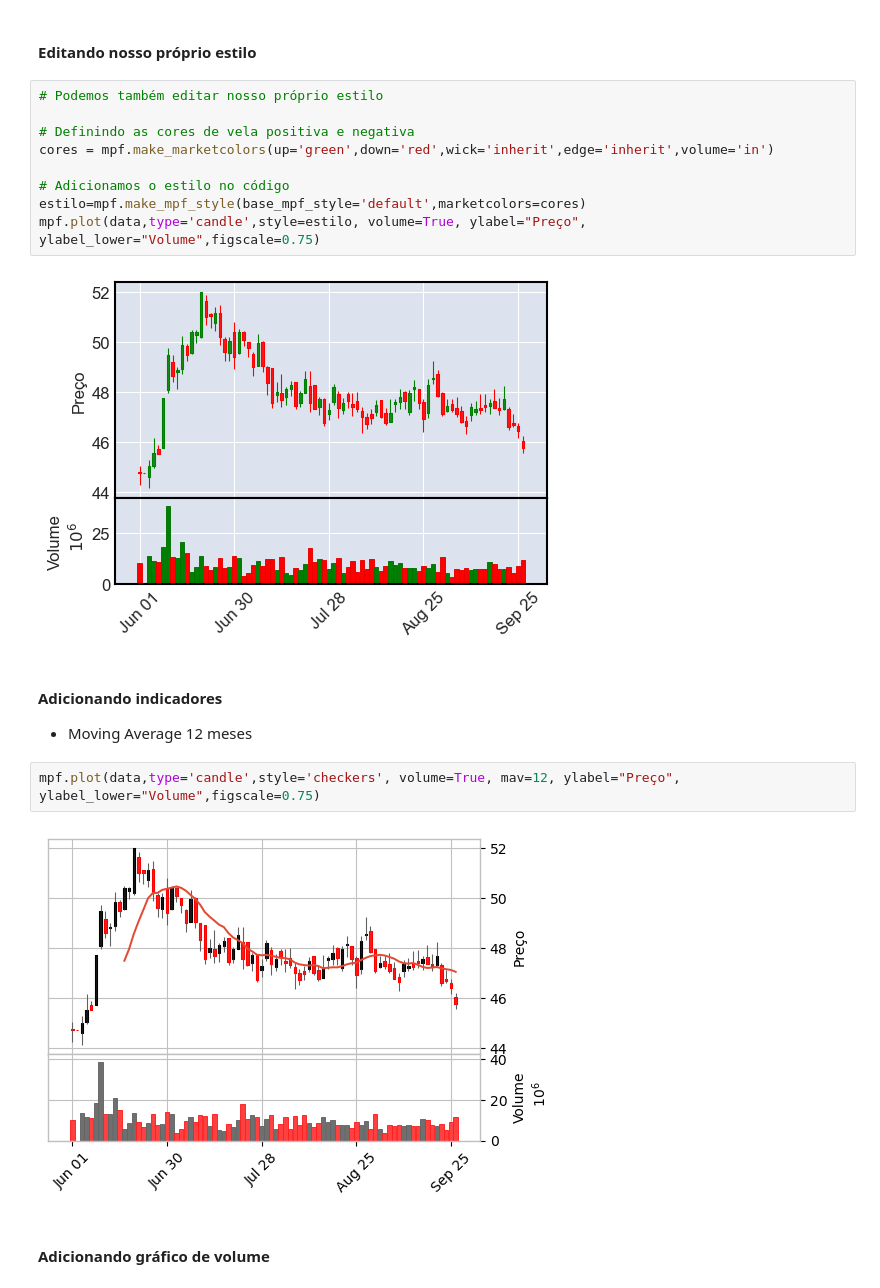
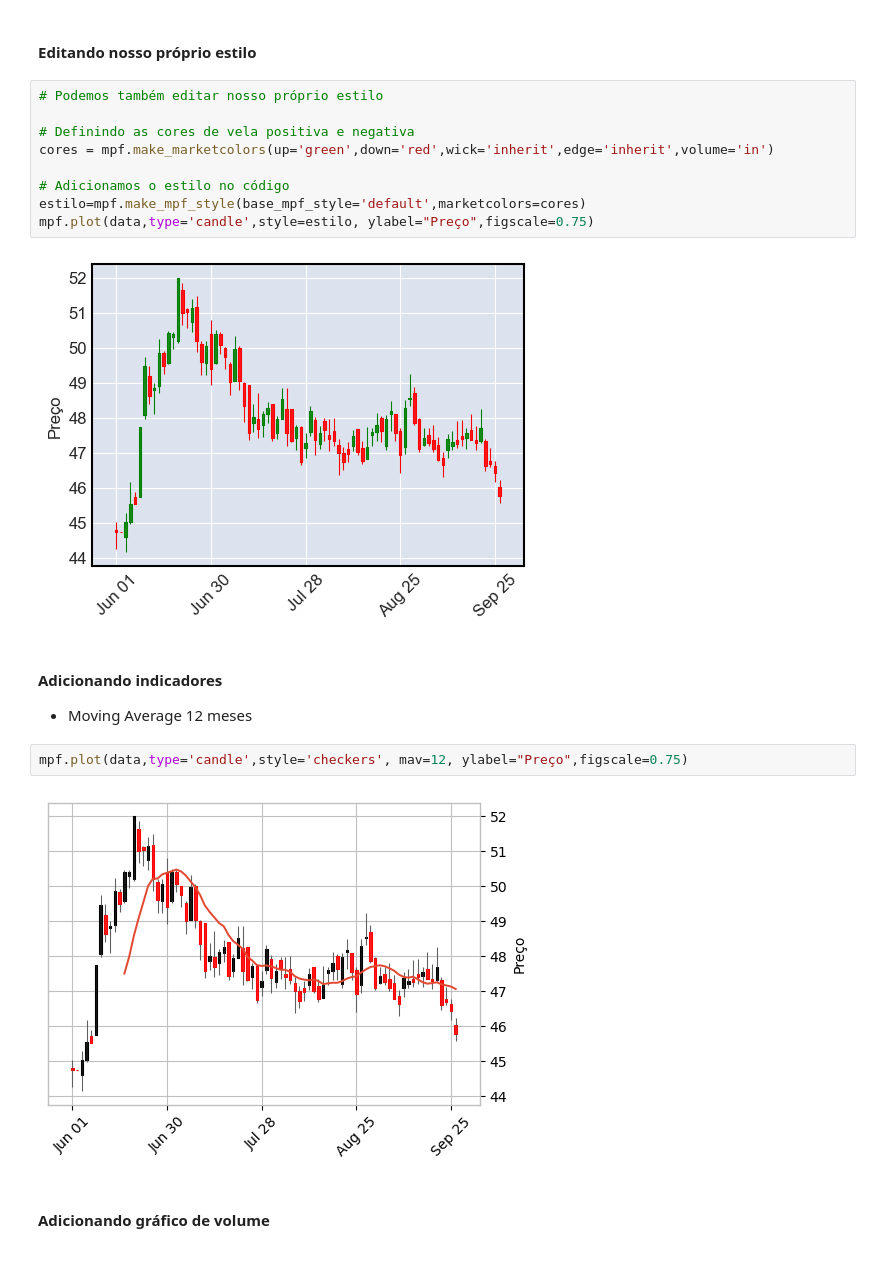
Before and after one commit to victordhn/Finance-Projects, a Jupyter notebook: Candlesticks.ipynb, the cells around one changed output. Saved outputs shown, nothing was run; the diff lists cells and outputs as text.

```diff
--- a/Candlesticks.ipynb
+++ b/Candlesticks.ipynb
@@ -65,21 +65,21 @@ print(mpf.available_styles())
 # %%
 # Podemos também editar nosso próprio estilo
 
 # Definindo as cores de vela positiva e negativa
 cores = mpf.make_marketcolors(up='green',down='red',wick='inherit',edge='inherit',volume='in')
 
 # Adicionamos o estilo no código
 estilo=mpf.make_mpf_style(base_mpf_style='default',marketcolors=cores)
-mpf.plot(data,type='candle',style=estilo, volume=True, ylabel="Preço", ylabel_lower="Volume",figscale=0.75)
+mpf.plot(data,type='candle',style=estilo, ylabel="Preço",figscale=0.75)
 # %% [output]
-[figure, old version]
+[figure, new version]
 # %% [markdown]
 #### Adicionando indicadores
 - Moving Average 12 meses
 # %%
-mpf.plot(data,type='candle',style='checkers', volume=True, mav=12, ylabel="Preço", ylabel_lower="Volume",figscale=0.75)
+mpf.plot(data,type='candle',style='checkers', mav=12, ylabel="Preço",figscale=0.75)
 # %% [output]
-[figure, old version]
+[figure, new version]
 # %% [markdown]
 #### Adicionando gráfico de volume
 # %%
```
